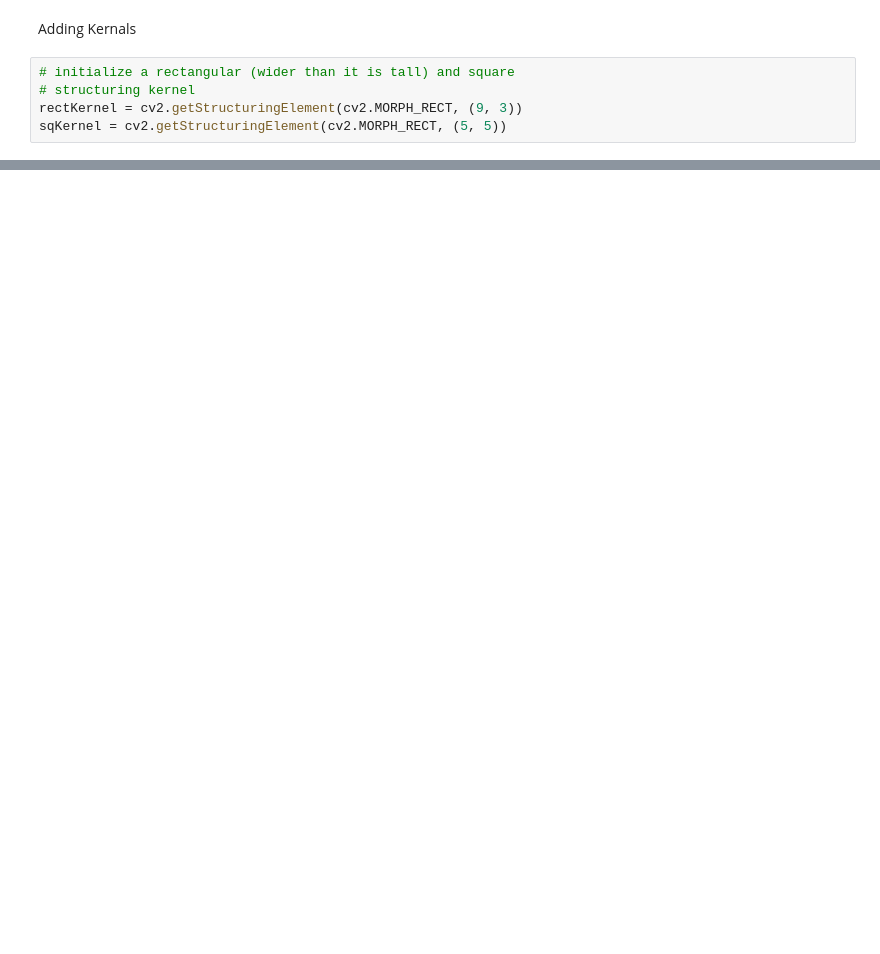
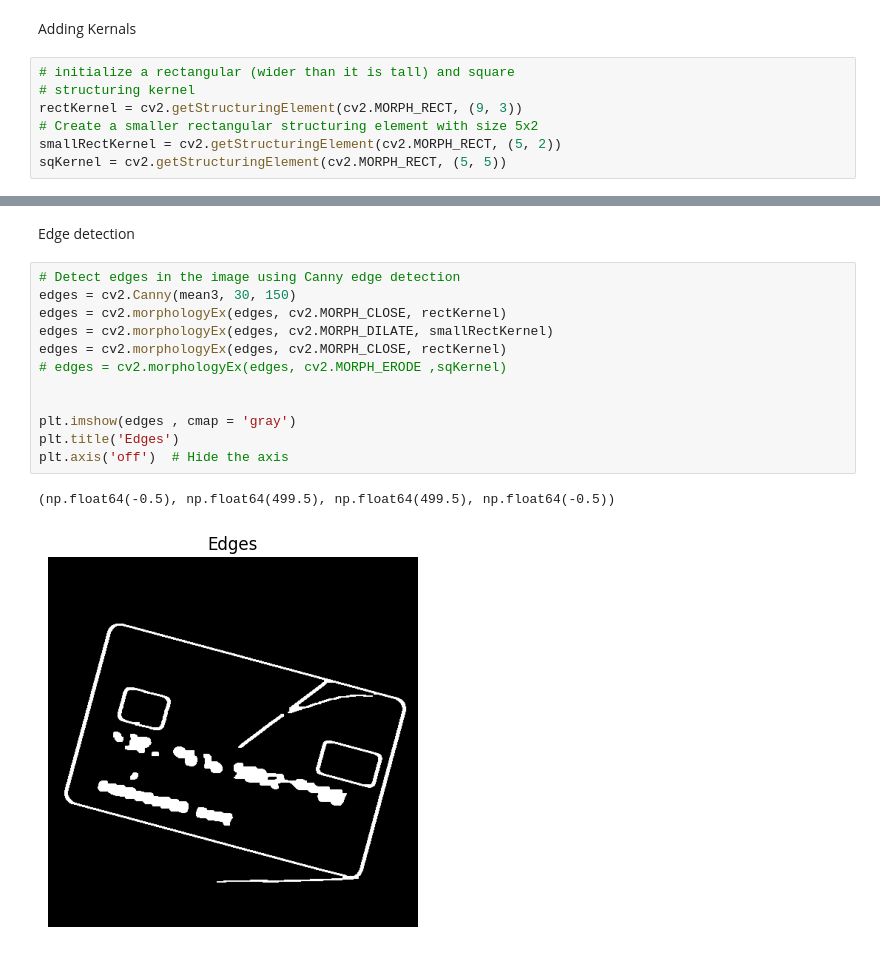
Before and after one commit to Moisis/ScanPay, a Jupyter notebook: Phase1.ipynb, the cells around one changed output, grey strips where cells are left out. Drawn from its saved outputs; the diff is of its cells as text; blank space fills up the shorter version.

```diff
--- a/Phase1.ipynb
+++ b/Phase1.ipynb
@@ -64,4 +87,6 @@ Adding Kernals
 # initialize a rectangular (wider than it is tall) and square
 # structuring kernel
 rectKernel = cv2.getStructuringElement(cv2.MORPH_RECT, (9, 3))
+# Create a smaller rectangular structuring element with size 5x2
+smallRectKernel = cv2.getStructuringElement(cv2.MORPH_RECT, (5, 2))
 sqKernel = cv2.getStructuringElement(cv2.MORPH_RECT, (5, 5))
@@ -109,0 +114,17 @@ cv2.destroyAllWindows()
+# %% [markdown]
+Edge detection
+# %%
+# Detect edges in the image using Canny edge detection
+edges = cv2.Canny(mean3, 30, 150)
+edges = cv2.morphologyEx(edges, cv2.MORPH_CLOSE, rectKernel)
+edges = cv2.morphologyEx(edges, cv2.MORPH_DILATE, smallRectKernel)
+edges = cv2.morphologyEx(edges, cv2.MORPH_CLOSE, rectKernel)
+# edges = cv2.morphologyEx(edges, cv2.MORPH_ERODE ,sqKernel)
+
+
+plt.imshow(edges , cmap = 'gray')
+plt.title('Edges')
+plt.axis('off')  # Hide the axis
+# %% [output]
+(np.float64(-0.5), np.float64(499.5), np.float64(499.5), np.float64(-0.5))
+[figure, added]
```
Also changed, not shown: parts of 17 cells of this notebook, 1 other file.
